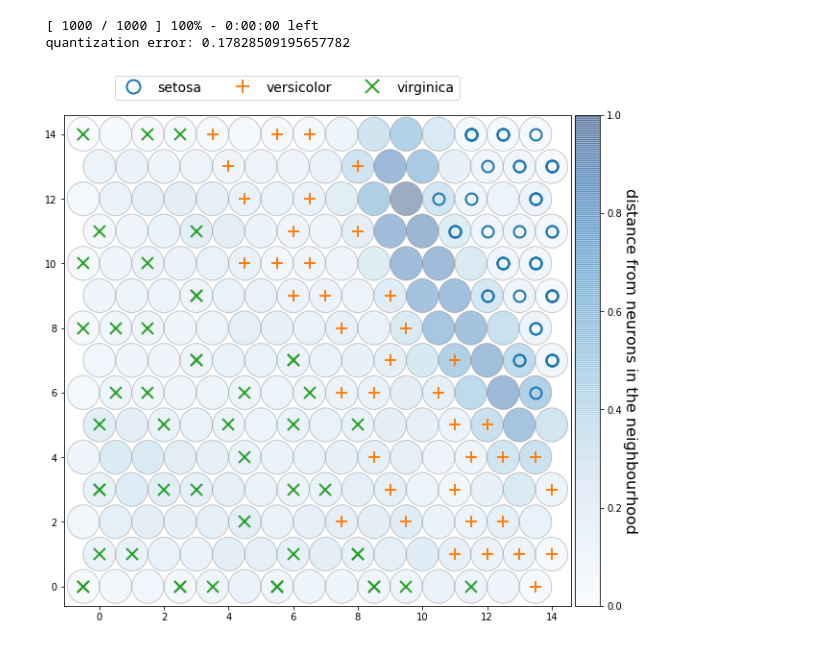
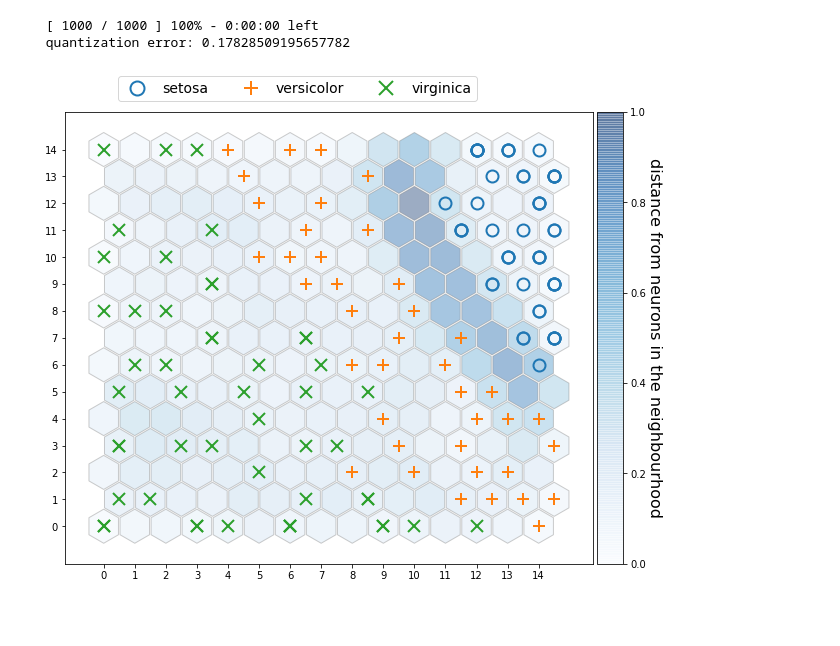
Before and after one commit to JustGlowing/minisom, a Jupyter notebook: examples/HexagonalTopology.ipynb, the cells around one changed output. Cells and saved outputs as stored; diff of their text form; code cells hidden in the pictures; blank space fills up the shorter version.

```diff
--- a/examples/HexagonalTopology.ipynb
+++ b/examples/HexagonalTopology.ipynb
@@ -46,7 +46,10 @@ weights = som.get_weights()
 
 for i in range(weights.shape[0]):
     for j in range(weights.shape[1]):
-        hex = Ellipse((xx[(i, j)], yy[(i, j)]), width=1., height=1.05,
+
+        wy = yy[(i, j)]*2/np.sqrt(3)*3/4
+
+        hex = RegularPolygon((xx[(i, j)], wy), numVertices=6, radius=.95/np.sqrt(3),
                       facecolor=cm.Blues(umatrix[i, j]), alpha=.4, edgecolor='gray')
         ax.add_patch(hex)
 
@@ -54,34 +57,36 @@ markers = ['o', '+', 'x']
 colors = ['C0', 'C1', 'C2']
 for cnt, x in enumerate(data):
     w = som.winner(x)  # getting the winner
     # palce a marker on the winning position for the sample xx
     wx, wy = som.convert_map_to_euclidean(w)
+    wy = wy*2/np.sqrt(3)*3/4
     plt.plot(wx, wy, markers[t[cnt]], markerfacecolor='None',
              markeredgecolor=colors[t[cnt]], markersize=12, markeredgewidth=2)
 
-
-plt.xlim([-1.1, weights.shape[0]-.4])
-plt.ylim([-0.6, weights.shape[1]-.4])
+xrange = np.arange(weights.shape[0])
+yrange = np.arange(weights.shape[1])
+plt.xticks(xrange-.5, xrange)
+plt.yticks(yrange*2/np.sqrt(3)*3/4, yrange)
 
 divider = make_axes_locatable(plt.gca())
 ax_cb = divider.new_horizontal(size="5%", pad=0.05)
 cb1 = colorbar.ColorbarBase(ax_cb, cmap=cm.Blues,
                             orientation='vertical', alpha=.4)
 cb1.ax.get_yaxis().labelpad = 16
 cb1.ax.set_ylabel('distance from neurons in the neighbourhood',
                   rotation=270, fontsize=16)
 plt.gcf().add_axes(ax_cb)
 
 legend_elements = [Line2D([0], [0], marker='o', color='C0', label='setosa',
                    markerfacecolor='w', markersize=14, linestyle='None', markeredgewidth=2),
                    Line2D([0], [0], marker='+', color='C1', label='versicolor',
                    markerfacecolor='w', markersize=14, linestyle='None', markeredgewidth=2),
                    Line2D([0], [0], marker='x', color='C2', label='virginica',
                    markerfacecolor='w', markersize=14, linestyle='None', markeredgewidth=2)]
 ax.legend(handles=legend_elements, bbox_to_anchor=(0.1, 1.08), loc='upper left',
           borderaxespad=0., ncol=3, fontsize=14)
 
 plt.savefig('resulting_images/som_iris_hex.png')
 plt.show()
 # %% [output]
-[figure, old version]
+[figure, new version]
```
Also changed, not shown: 1 other file.
